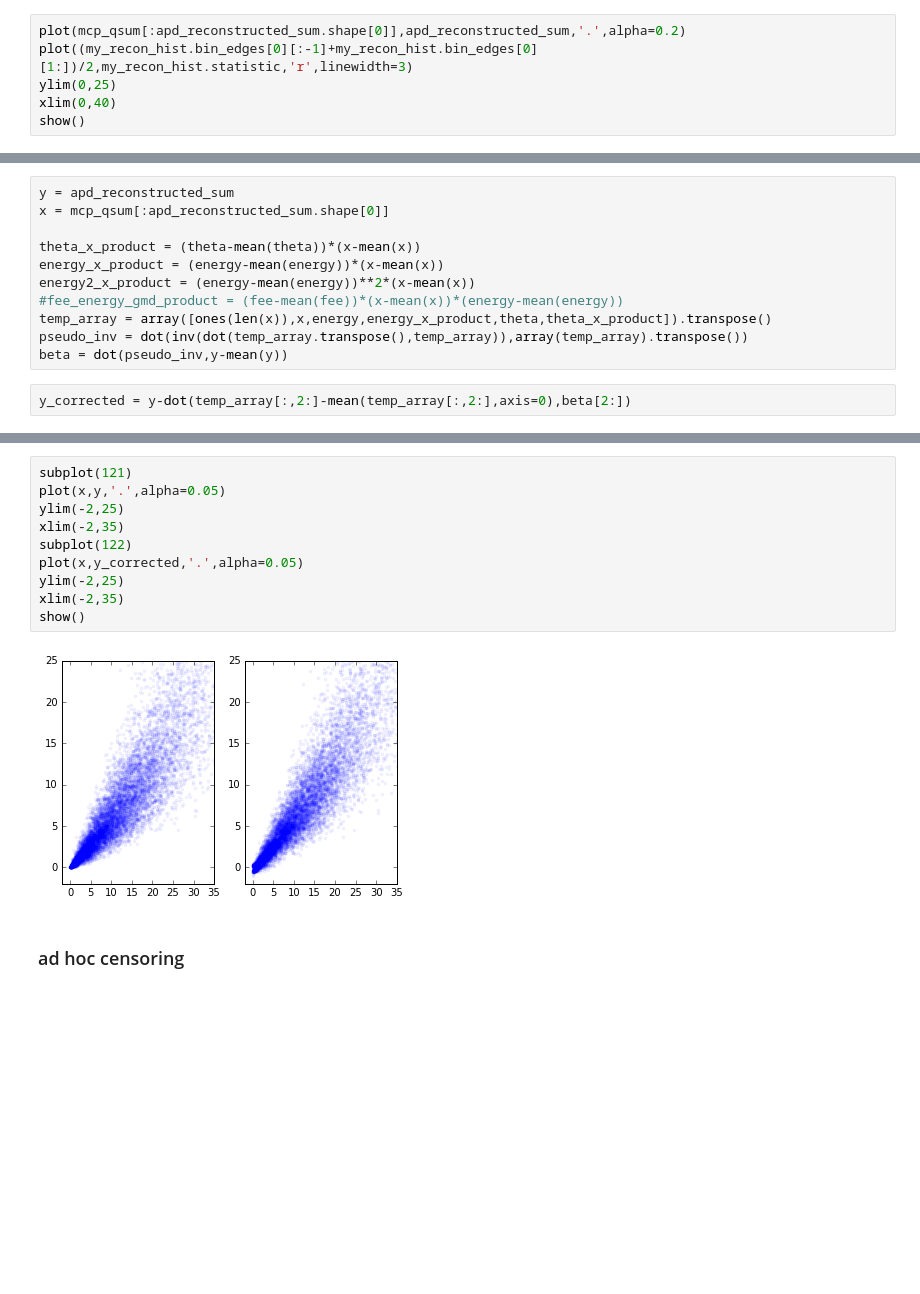
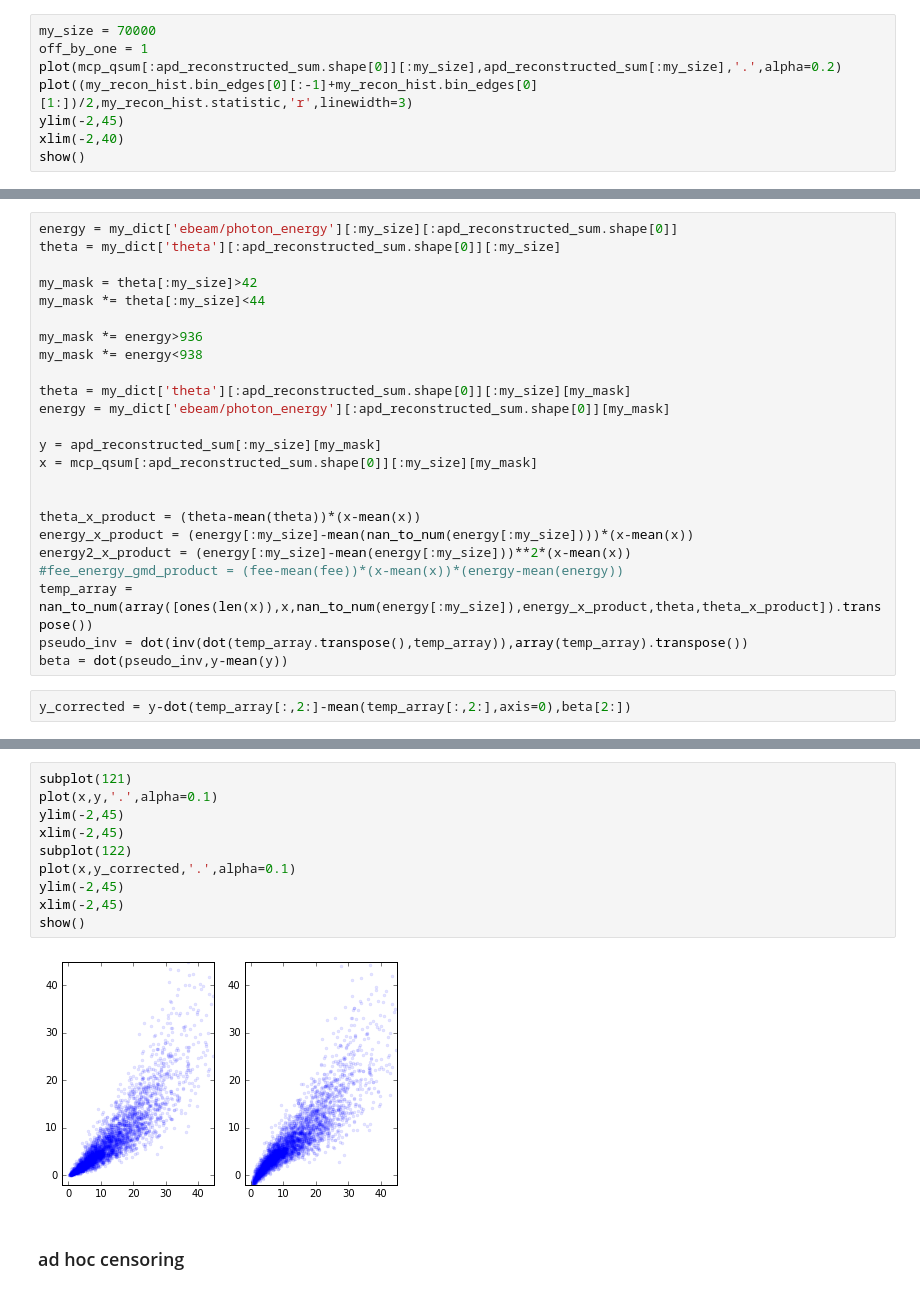
Before and after one commit to sioan/sxd_analysis_methods, a Jupyter notebook: waveform_analysis/saturated_reconstruction.ipynb, the cells around one changed output, grey strips where cells are left out. Drawn from its saved outputs; the diff is of its cells as text; blank space fills up the shorter version.

```diff
--- a/waveform_analysis/saturated_reconstruction.ipynb
+++ b/waveform_analysis/saturated_reconstruction.ipynb
@@ -311,9 +309,11 @@ show()
 # %% [markdown]
 ### naive censoring
 # %%
-plot(mcp_qsum[:apd_reconstructed_sum.shape[0]],apd_reconstructed_sum,'.',alpha=0.2)
+my_size = 70000
+off_by_one = 1
+plot(mcp_qsum[:apd_reconstructed_sum.shape[0]][:my_size],apd_reconstructed_sum[:my_size],'.',alpha=0.2)
 plot((my_recon_hist.bin_edges[0][:-1]+my_recon_hist.bin_edges[0][1:])/2,my_recon_hist.statistic,'r',linewidth=3)
-ylim(0,25)
-xlim(0,40)
+ylim(-2,45)
+xlim(-2,40)
 show()
 # %% [output]
@@ -336,12 +387,25 @@ show()
 # %%
-y = apd_reconstructed_sum
-x = mcp_qsum[:apd_reconstructed_sum.shape[0]]
+energy = my_dict['ebeam/photon_energy'][:my_size][:apd_reconstructed_sum.shape[0]]
+theta = my_dict['theta'][:apd_reconstructed_sum.shape[0]][:my_size]
+
+my_mask = theta[:my_size]>42
+my_mask *= theta[:my_size]<44
+
+my_mask *= energy>936
+my_mask *= energy<938
+
+theta = my_dict['theta'][:apd_reconstructed_sum.shape[0]][:my_size][my_mask]
+energy = my_dict['ebeam/photon_energy'][:apd_reconstructed_sum.shape[0]][my_mask]
+
+y = apd_reconstructed_sum[:my_size][my_mask]
+x = mcp_qsum[:apd_reconstructed_sum.shape[0]][:my_size][my_mask]
+
 
 theta_x_product = (theta-mean(theta))*(x-mean(x))
-energy_x_product = (energy-mean(energy))*(x-mean(x))
-energy2_x_product = (energy-mean(energy))**2*(x-mean(x))
+energy_x_product = (energy[:my_size]-mean(nan_to_num(energy[:my_size])))*(x-mean(x))
+energy2_x_product = (energy[:my_size]-mean(energy[:my_size]))**2*(x-mean(x))
 #fee_energy_gmd_product = (fee-mean(fee))*(x-mean(x))*(energy-mean(energy))
-temp_array = array([ones(len(x)),x,energy,energy_x_product,theta,theta_x_product]).transpose()
+temp_array = nan_to_num(array([ones(len(x)),x,nan_to_num(energy[:my_size]),energy_x_product,theta,theta_x_product]).transpose())
 pseudo_inv = dot(inv(dot(temp_array.transpose(),temp_array)),array(temp_array).transpose())
 beta = dot(pseudo_inv,y-mean(y))
 # %%
@@ -349,15 +417,15 @@ y_corrected = y-dot(temp_array[:,2:]-mean(temp_array[:,2:],axis=0),beta[2:])
 # %%
 subplot(121)
-plot(x,y,'.',alpha=0.05)
-ylim(-2,25)
-xlim(-2,35)
+plot(x,y,'.',alpha=0.1)
+ylim(-2,45)
+xlim(-2,45)
 subplot(122)
-plot(x,y_corrected,'.',alpha=0.05)
-ylim(-2,25)
-xlim(-2,35)
+plot(x,y_corrected,'.',alpha=0.1)
+ylim(-2,45)
+xlim(-2,45)
 show()
 # %% [output]
-[figure, old version]
+[figure, new version]
 # %% [markdown]
 ### ad hoc censoring
 # %%
```
Also changed, not shown: parts of 21 cells of this notebook.
